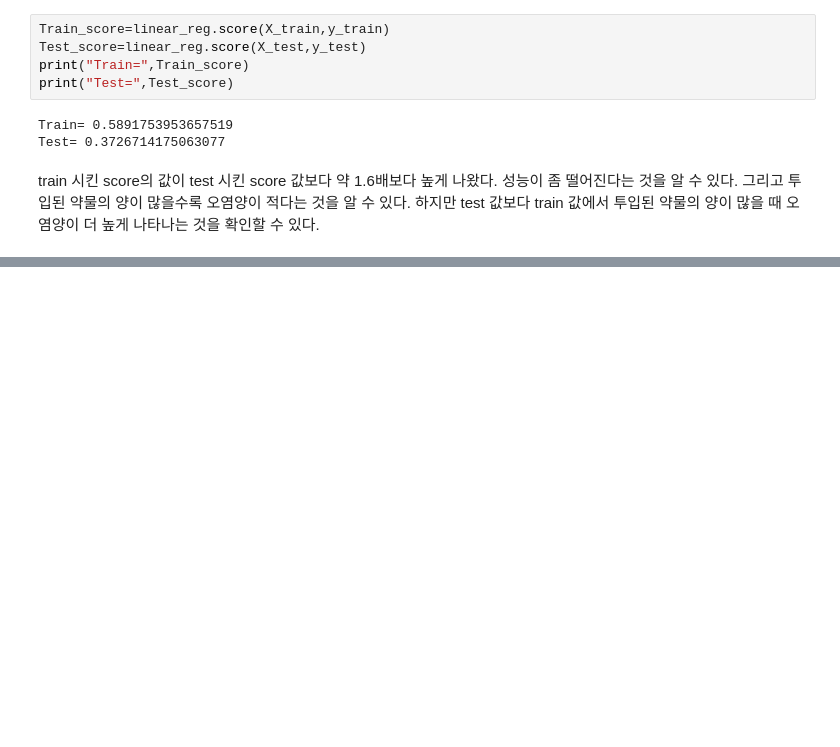
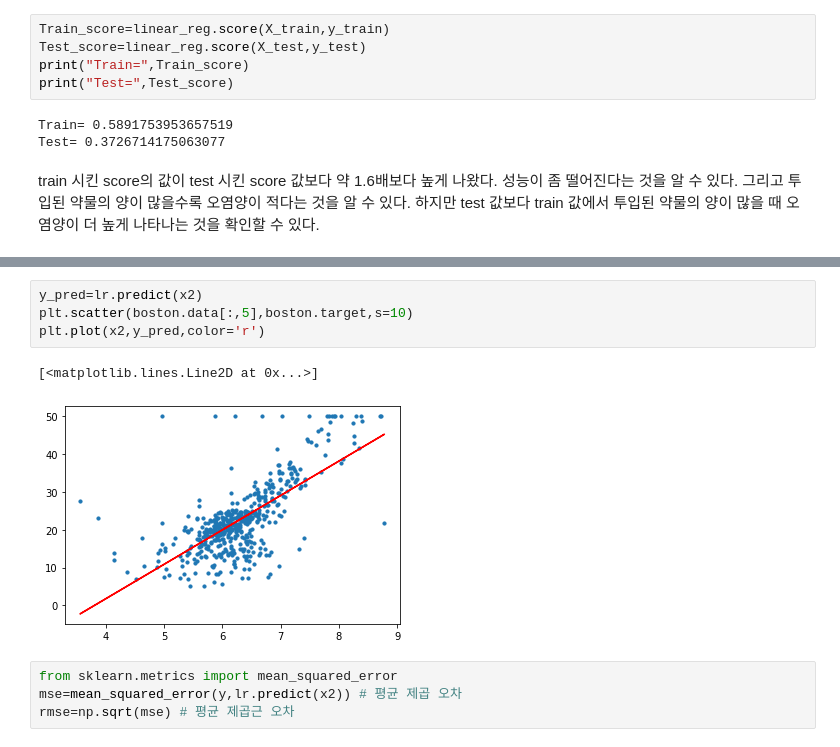
Before and after one commit to Yudaeun/Data_Analysis, a Jupyter notebook: pollution_and_medicine.ipynb, the cells around one changed output, grey strips where cells are left out. Saved outputs shown, nothing was run; the diff lists cells and outputs as text; blank space fills up the shorter version.

```diff
--- a/pollution_and_medicine.ipynb
+++ b/pollution_and_medicine.ipynb
@@ -102,0 +191,11 @@ train 시킨 score의 값이 test 시킨 score 값보다 약 1.6배보다 높게
+# %%
+y_pred=lr.predict(x2)
+plt.scatter(boston.data[:,5],boston.target,s=10)
+plt.plot(x2,y_pred,color='r')
+# %% [output]
+[<matplotlib.lines.Line2D at 0x...>]
+[figure, added]
+# %%
+from sklearn.metrics import mean_squared_error
+mse=mean_squared_error(y,lr.predict(x2)) # 평균 제곱 오차
+rmse=np.sqrt(mse) # 평균 제곱근 오차
```
Also changed, not shown: parts of 19 cells of this notebook.
